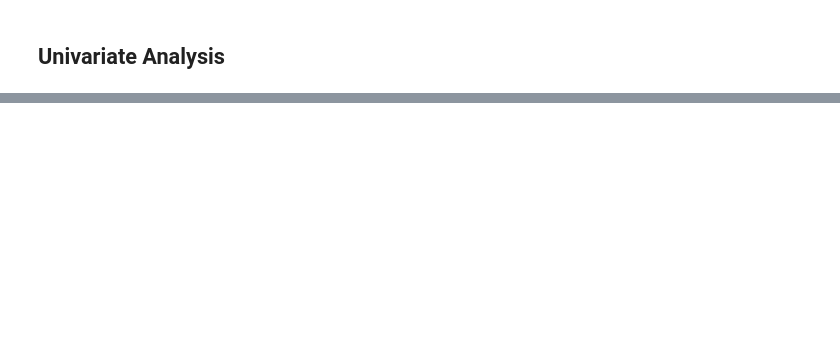
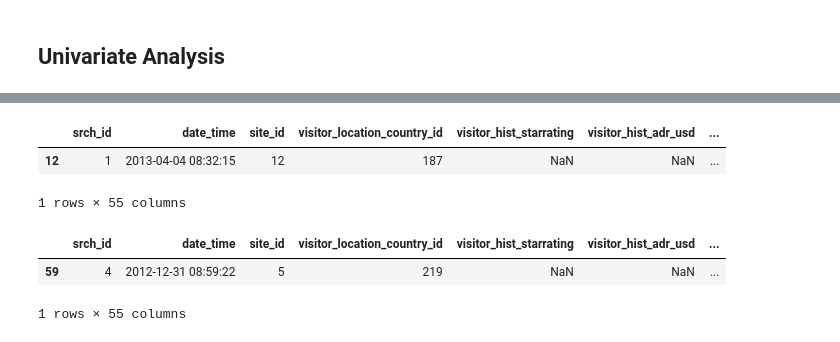
Before and after one commit to L42-AI/dmt-2, a Jupyter notebook: src/notebooks/eda.ipynb, the cells around one changed output, grey strips where cells are left out. Saved outputs shown, nothing was run; the diff lists cells and outputs as text; code cells hidden in the pictures; blank space fills up the shorter version.

```diff
--- a/src/notebooks/eda.ipynb
+++ b/src/notebooks/eda.ipynb
@@ -148,0 +204,10 @@ Thankfully all searches seem to have resulted in at least 5 properties, the eval
+# %%
+display(train_set.loc[which_clicked].query('srch_id == 1')) # clicked one and booked
+display(train_set.loc[which_clicked].query('srch_id == 4')) # clicked one and didn't book anything
+# %% [output]
+|  | srch_id | date_time | site_id | visitor_location_country_id | visitor_hist_starrating | visitor_hist_adr_usd | ... |
+| 12 | 1 | 2013-04-04 08:32:15 | 12 | 187 | NaN | NaN | ... |
+1 rows × 55 columns
+|  | srch_id | date_time | site_id | visitor_location_country_id | visitor_hist_starrating | visitor_hist_adr_usd | ... |
+| 59 | 4 | 2012-12-31 08:59:22 | 5 | 219 | NaN | NaN | ... |
+1 rows × 55 columns
```
Also changed, not shown: parts of 21 cells of this notebook.
